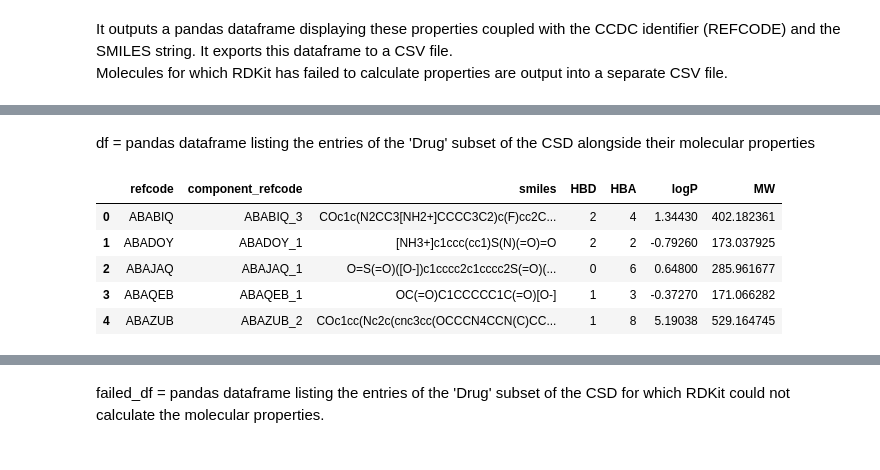
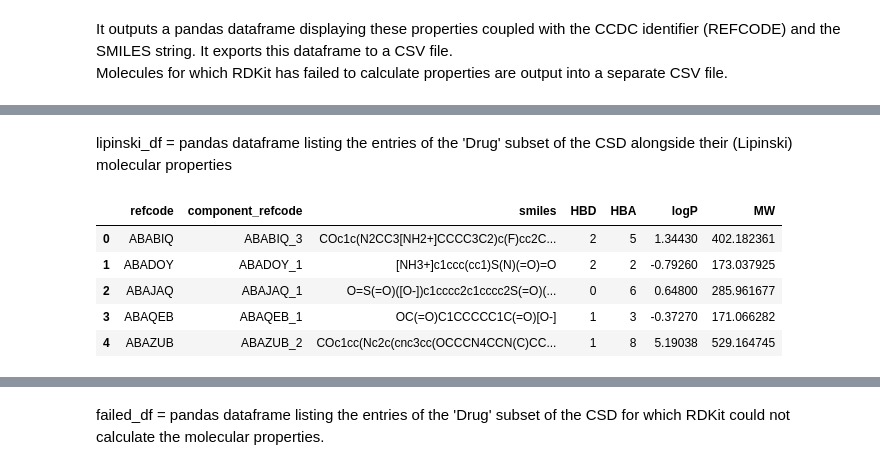
Before and after one commit to dtaverner/Sandpit_CCDC2, a Jupyter notebook: csd_lipinski_final.ipynb, the cells around one changed output, grey strips where cells are left out. Saved outputs shown, nothing was run; the diff lists cells and outputs as text; code cells hidden in the pictures.

Commit message:
Added QED calculations and comparison of drug-likeness usingn Lipinski vs QED criteria

```diff
--- a/csd_lipinski_final.ipynb
+++ b/csd_lipinski_final.ipynb
@@ -96,7 +119,8 @@ are output into a separate CSV file.
 # %%
 # Initialise lists to store successfully processed components and any
 # components that fail during processing.
-records = []
+lipinski_records = []
+qed_records = []
 failed_records = []
 
 # Iterate through each molecular component extracted from the CSD Drug subset.
@@ -126,7 +150,7 @@ for refcode, component_refcode, smiles in csd_iterator(reader):
         continue
 
     # Calculate the molecular descriptors required for Lipinski's Rule of Five.
-    records.append({
+    lipinski_records.append({
         "refcode": refcode,
         "component_refcode": component_refcode,
         "smiles": smiles,
@@ -136,15 +160,29 @@ for refcode, component_refcode, smiles in csd_iterator(reader):
         "MW": Descriptors.ExactMolWt(mol),
     })
 
+    # Calculate the molecular descriptors required for the QED score.
+    qed_descriptors = QED.properties(mol)
+    qed_records.append({
+        "refcode": refcode,
+        "component_refcode": component_refcode,
+        "smiles": smiles,
+        **qed_descriptors._asdict(),
+        "QED": QED.qed(mol, qedProperties=qed_descriptors)
+    })
+
+
 # Convert the results into pandas DataFrames.
-df = pd.DataFrame(records)
+lipinski_df = pd.DataFrame(lipinski_records)
+qed_df = pd.DataFrame(qed_records)
 failed_df = pd.DataFrame(failed_records)
 
 # Save the successfully analysed components and failed components to
 # separate CSV files.
-df.to_csv(drug_output, index=False)
-failed_df.to_csv("failed_{subset_name}_properties.csv", index=False)
+lipinski_df.to_csv(drug_output, index=False)
+qed_df.to_csv(qed_output, index=False)
+failed_df.to_csv(f"failed_{subset_name}_properties.csv", index=False)
 
 # Report the number of components successfully analysed.
-print(f"Successfully analysed components: {len(df)}")
+print(f"Successfully analysed components with Lipinski: {len(lipinski_df)}")
+print(f"Successfully analysed components with QED: {len(qed_df)}")
 # %% [output]
@@ -152,10 +208,10 @@ Successfully analysed components: 19193
 # %% [markdown]
-df = pandas dataframe listing the entries of the 'Drug' subset of the CSD alongside their molecular properties
+lipinski_df = pandas dataframe listing the entries of the 'Drug' subset of the CSD alongside their (Lipinski) molecular properties
 # %%
-df.head()
+lipinski_df.head()
 # %% [output]
 |  | refcode | component_refcode | smiles | HBD | HBA | logP | MW |
-| 0 | ABABIQ | ABABIQ_3 | COc1c(N2CC3[NH2+]CCCC3C2)c(F)cc2C... | 2 | 4 | 1.34430 | 402.182361 |
+| 0 | ABABIQ | ABABIQ_3 | COc1c(N2CC3[NH2+]CCCC3C2)c(F)cc2C... | 2 | 5 | 1.34430 | 402.182361 |
 | 1 | ABADOY | ABADOY_1 | [NH3+]c1ccc(cc1)S(N)(=O)=O | 2 | 2 | -0.79260 | 173.037925 |
 | 2 | ABAJAQ | ABAJAQ_1 | O=S(=O)([O-])c1cccc2c1cccc2S(=O)(... | 0 | 6 | 0.64800 | 285.961677 |
 | 3 | ABAQEB | ABAQEB_1 | OC(=O)C1CCCCC1C(=O)[O-] | 1 | 3 | -0.37270 | 171.066282 |
```
Also changed, not shown: parts of 23 cells of this notebook.
